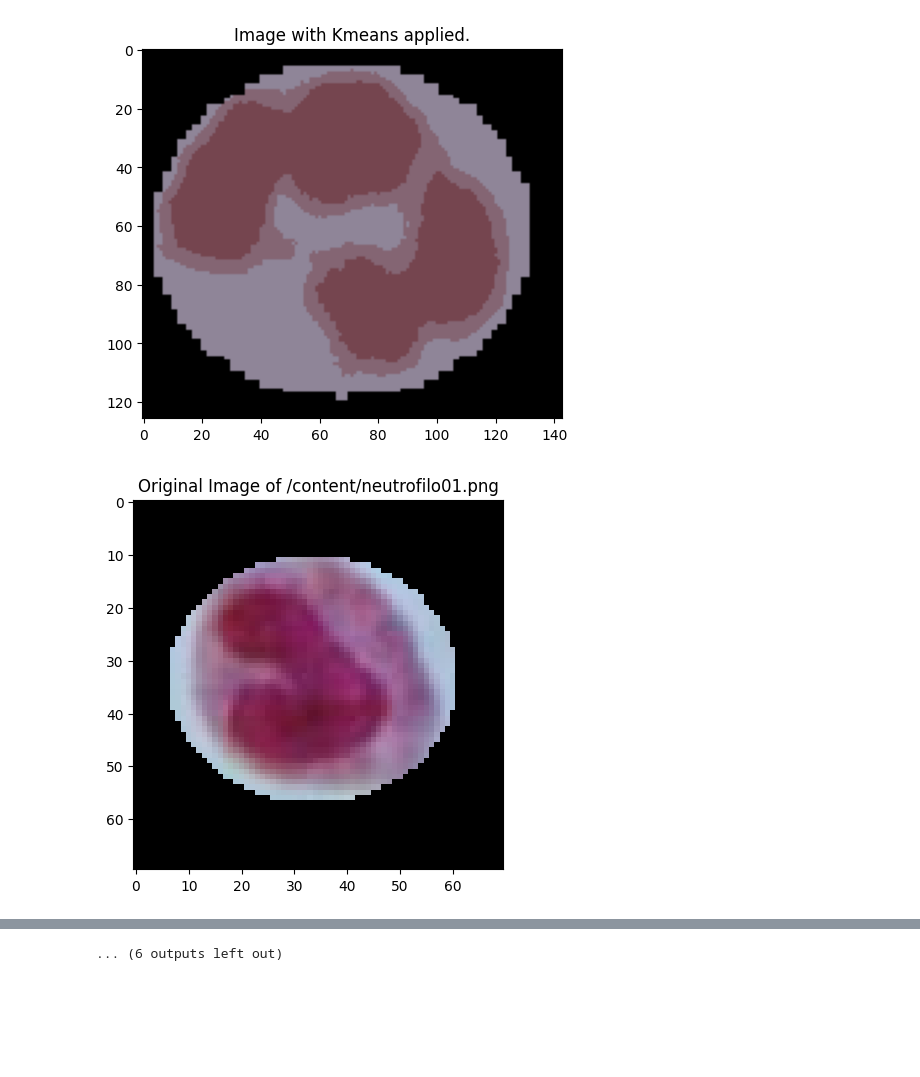
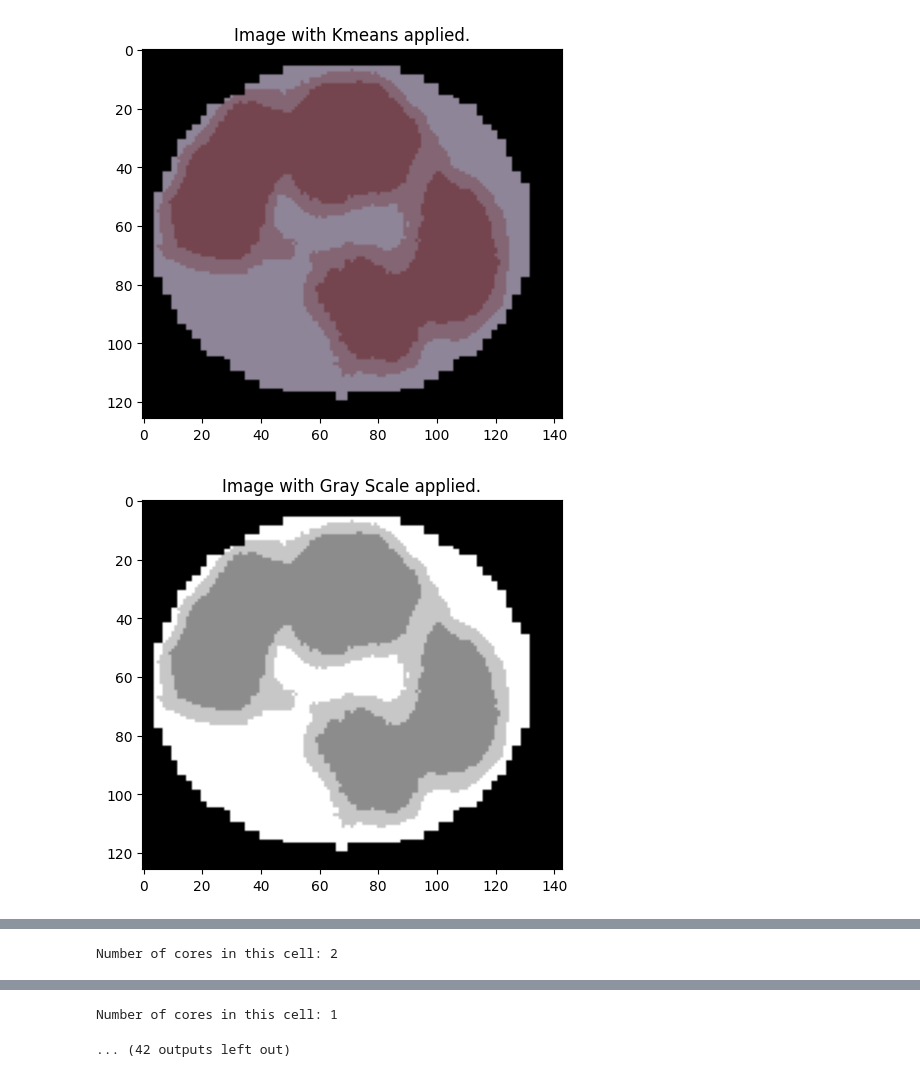
Before and after one commit to zenialexandre/image-processing, a Jupyter notebook: partial_assessment_3.ipynb, the cells around one changed output, grey strips where cells are left out. Cells and saved outputs as stored; diff of their text form; code cells hidden in the pictures; blank space fills up the shorter version.

```diff
--- a/partial_assessment_3.ipynb
+++ b/partial_assessment_3.ipynb
@@ -58,9 +113,11 @@ for index in range(0, 3):
   lymphocyte_loop_path: str = lymphocytes_base_path + str(index) + '.png'
 
   if (os.path.exists(lymphocyte_loop_path.strip())):
-    readed_lymphocyte_image: np.ndarray = cv2.imread(lymphocyte_loop_path, cv2.COLOR_BGR2RGB)
+    readed_lymphocyte_image: np.ndarray = cv2.imread(lymphocyte_loop_path)
     show_original_image(lymphocyte_loop_path, readed_lymphocyte_image)
-    apply_kmeans_clustering_algorithm(readed_lymphocyte_image)
+    segmented_lymphocyte_image: np.ndarray = \
+      apply_kmeans_clustering_algorithm(readed_lymphocyte_image)
+    get_number_of_cores(segmented_lymphocyte_image, 90, 183.0, 1700.0, [690.0])
 # %% [output]
 [figure]
 [figure]
@@ -71,16 +135,18 @@ for index in range(0, 3):
 # %%
 # Neutrophils Images Processing
 
 neutrophils_base_path: str = '/content/neutrofilo0'
 
 for index in range(0, 9):
   neutrophil_loop_path: str = neutrophils_base_path + str(index) + '.png'
 
   if (os.path.exists(neutrophil_loop_path.strip())):
     readed_neutrophil_image: np.ndarray = cv2.imread(neutrophil_loop_path, cv2.COLOR_BGR2RGB)
     show_original_image(neutrophil_loop_path, readed_neutrophil_image)
-    apply_kmeans_clustering_algorithm(readed_neutrophil_image)
+    segmented_neutrophil_image: np.ndarray = \
+      apply_kmeans_clustering_algorithm(readed_neutrophil_image)
+    get_number_of_cores(segmented_neutrophil_image, 108, 298.5, 3087.0, [2361.0, 1929.0, 1867.0])
 # %% [output]
 [figure]
 [figure]
-[figure, old version]
+[figure, new version]
@@ -88,0 +155 @@ for index in range(0, 9):
+Number of cores in this cell: 2
@@ -96 +161,2 @@ for index in range(0, 9):
-... (6 outputs left out)
+Number of cores in this cell: 1
+... (42 outputs left out)
```
Also changed, not shown: parts of 3 cells of this notebook.
